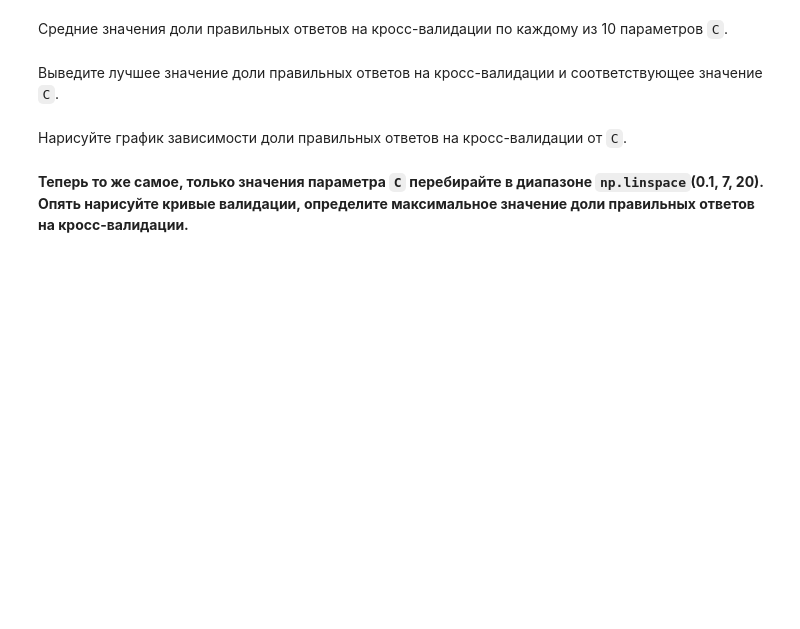
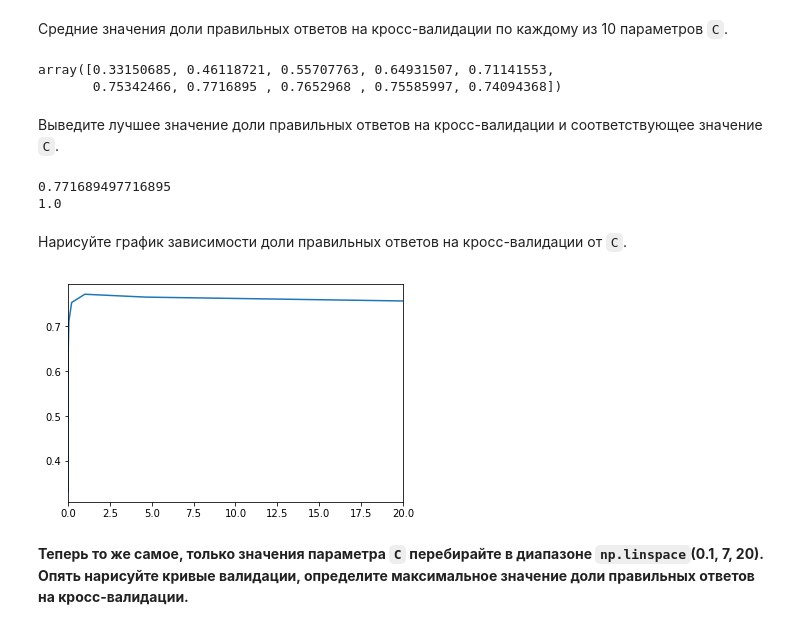
Before and after one commit to HQuality/ML_Yandex_MIPT, a Jupyter notebook: 6 Data analysis project/Internet Users Pattern Mining (Alice)/Week 4/week4_training.ipynb, the cells around one changed output. Saved outputs shown, nothing was run; the diff lists cells and outputs as text; code cells hidden in the pictures; blank space fills up the shorter version.

```diff
--- a/6 Data analysis project/Internet Users Pattern Mining (Alice)/Week 4/week4_training.ipynb
+++ b/6 Data analysis project/Internet Users Pattern Mining (Alice)/Week 4/week4_training.ipynb
@@ -164,5 +196,5 @@ logit = LogisticRegression ''' ВАШ КОД ЗДЕСЬ '''
 %%time
 logit_c_values1 = np.logspace(-4, 2, 10)
 
-logit_grid_searcher1 = LogisticRegressionCV ''' ВАШ КОД ЗДЕСЬ '''
+logit_grid_searcher1 = LogisticRegressionCV(Cs=list(logit_c_values1), multi_class='multinomial', random_state=17, n_jobs=-1, cv=skf)
 logit_grid_searcher1.fit(X_train, y_train)
@@ -173,2 +214,8 @@ logit_mean_cv_scores1 = ''' ВАШ КОД ЗДЕСЬ '''
+# %%
+logit_mean_cv_scores1 = logit_grid_searcher1.scores_[1][0]
+logit_mean_cv_scores1
+# %% [output]
+array([0.33150685, 0.46118721, 0.55707763, 0.64931507, 0.71141553,
+       0.75342466, 0.7716895 , 0.7652968 , 0.75585997, 0.74094368])
 # %% [markdown]
 Выведите лучшее значение доли правильных ответов на кросс-валидации и соответствующее значение `C`.
@@ -177,7 +222,16 @@ logit_mean_cv_scores1 = ''' ВАШ КОД ЗДЕСЬ '''
+# %%
+print(np.max(logit_mean_cv_scores1))
+print(logit_grid_searcher1.C_[0])
+# %% [output]
+0.771689497716895
+1.0
 # %% [markdown]
 Нарисуйте график зависимости доли правильных ответов на кросс-валидации от `C`.
 # %%
-plt.plot(logit_c_values1, logit_mean_cv_scores1);
+plt.plot(logit_c_values1, logit_mean_cv_scores1)
+plt.xlim(0, 20);
+# %% [output]
+[figure, added]
 # %% [markdown]
 **Теперь то же самое, только значения параметра `C` перебирайте в диапазоне `np.linspace`(0.1, 7, 20). Опять нарисуйте кривые валидации, определите максимальное значение доли правильных ответов на кросс-валидации.**
 # %%
```
Also changed, not shown: parts of 30 cells of this notebook, 2 other files.
